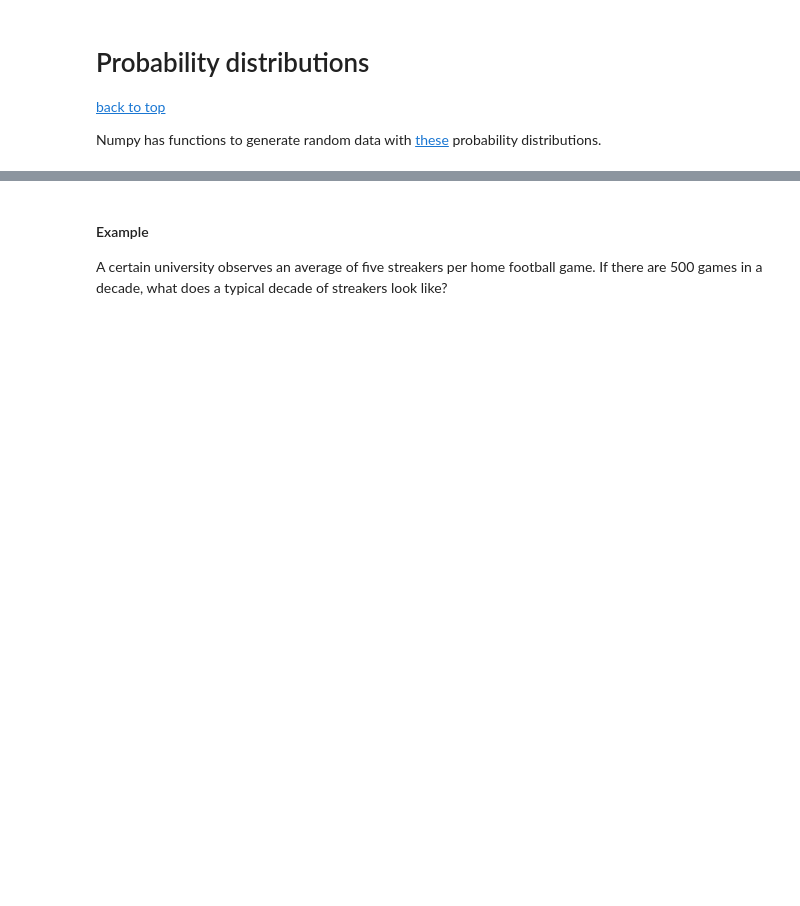
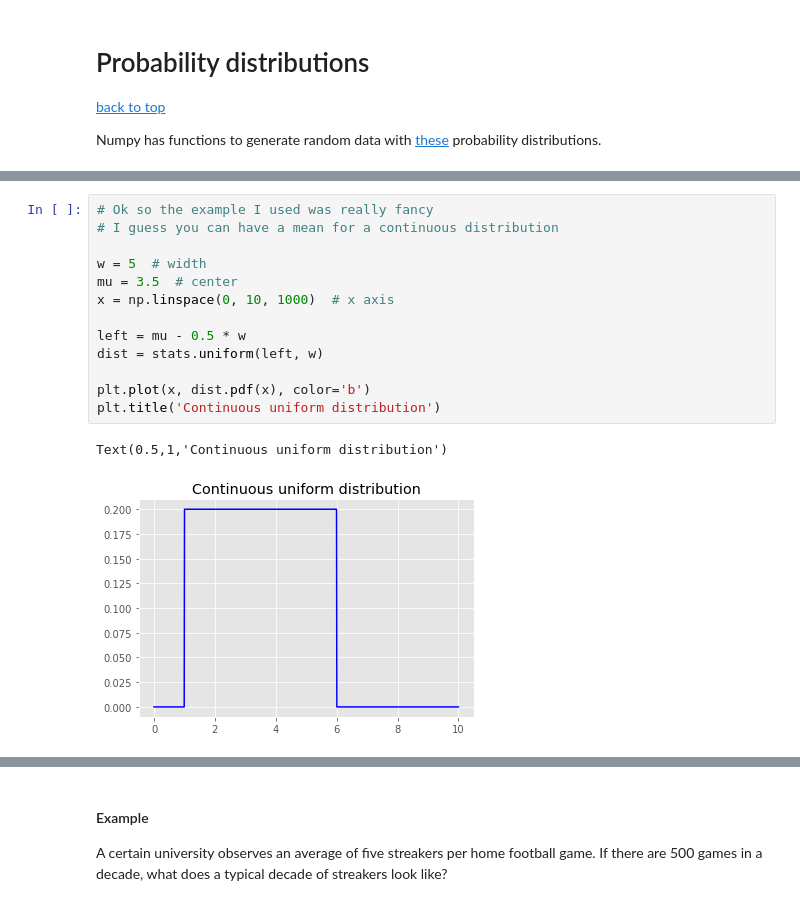
Before and after one commit to mehemken/stats_sesh, a Jupyter notebook: Stats ML with Python.ipynb, the cells around one changed output, grey strips where cells are left out. Drawn from its saved outputs; the diff is of its cells as text; blank space fills up the shorter version.

```diff
--- a/Stats ML with Python.ipynb
+++ b/Stats ML with Python.ipynb
@@ -308,0 +319,16 @@ plt.xlabel('Questions answered correctly')
+# %%
+# Ok so the example I used was really fancy
+# I guess you can have a mean for a continuous distribution
+
+w = 5  # width
+mu = 3.5  # center
+x = np.linspace(0, 10, 1000)  # x axis
+
+left = mu - 0.5 * w
+dist = stats.uniform(left, w)
+
+plt.plot(x, dist.pdf(x), color='b')
+plt.title('Continuous uniform distribution')
+# %% [output]
+Text(0.5,1,'Continuous uniform distribution')
+[figure, added]
```
Also changed, not shown: parts of 36 cells of this notebook.
